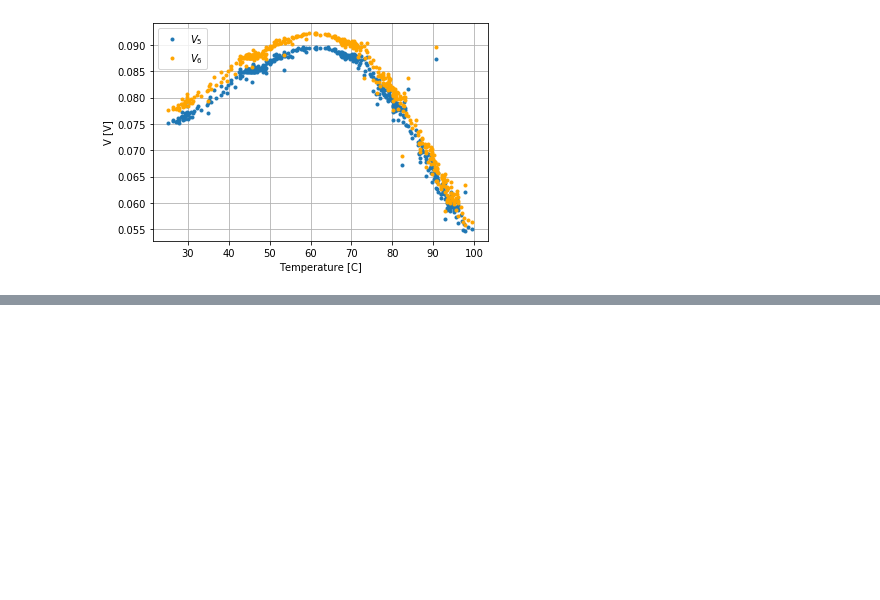
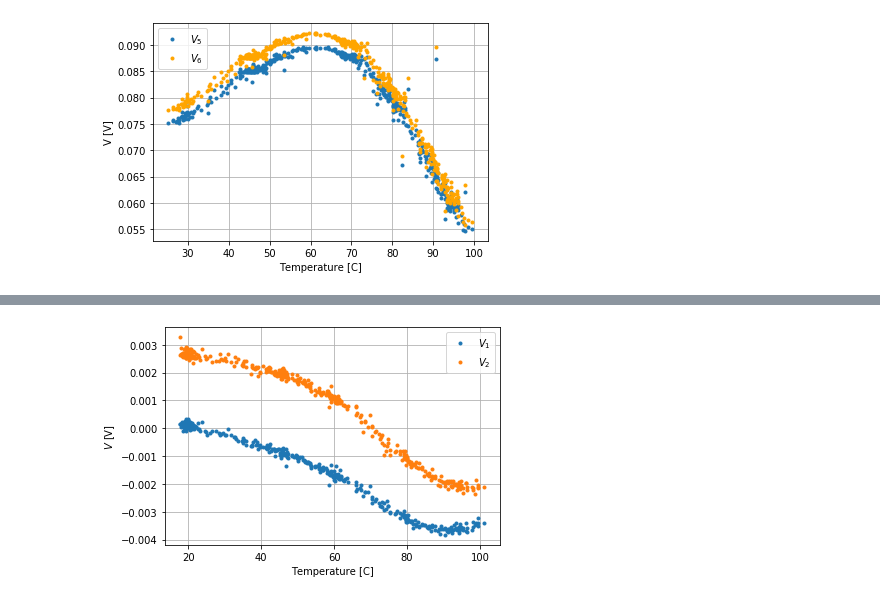
Before and after one commit to eklem1/ModernLab, a Jupyter notebook: TemperaturevsMv.ipynb, the cells around one changed output, grey strips where cells are left out. Saved outputs shown, nothing was run; the diff lists cells and outputs as text; code cells hidden in the pictures; blank space fills up the shorter version.

```diff
--- a/TemperaturevsMv.ipynb
+++ b/TemperaturevsMv.ipynb
@@ -200,0 +224,16 @@ plt.show()
+# %%
+# print(len(data1), len(data))
+
+plt.plot(tempdataMandT, dataMandT[0], ls=" ", marker=".", label="$V_1$")
+plt.plot(tempdataMandT, dataMandT[1], ls=" ", marker=".", label="$V_2$")
+
+# plt.plot(tempdata, data[2], ls=" ", marker=".")
+
+plt.grid()
+plt.ylabel("$V$ [V]")
+plt.xlabel("Temperature [C]")
+plt.legend()
+
+plt.show()
+# %% [output]
+[figure, added]
```
Also changed, not shown: parts of 5 cells of this notebook, 1 other file.
